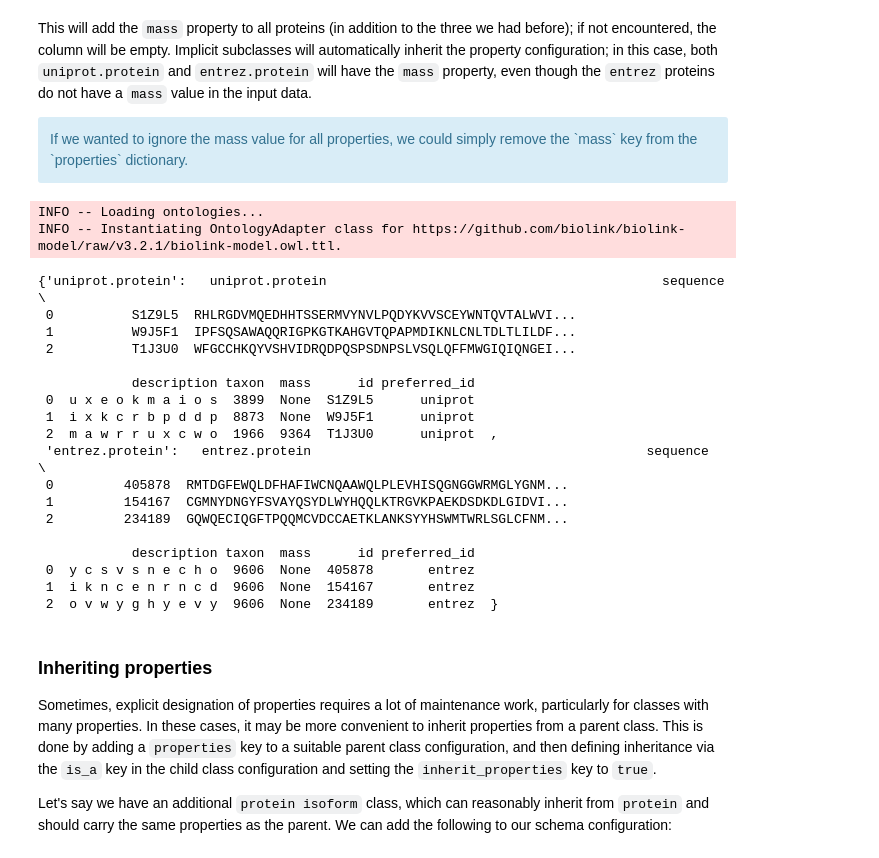
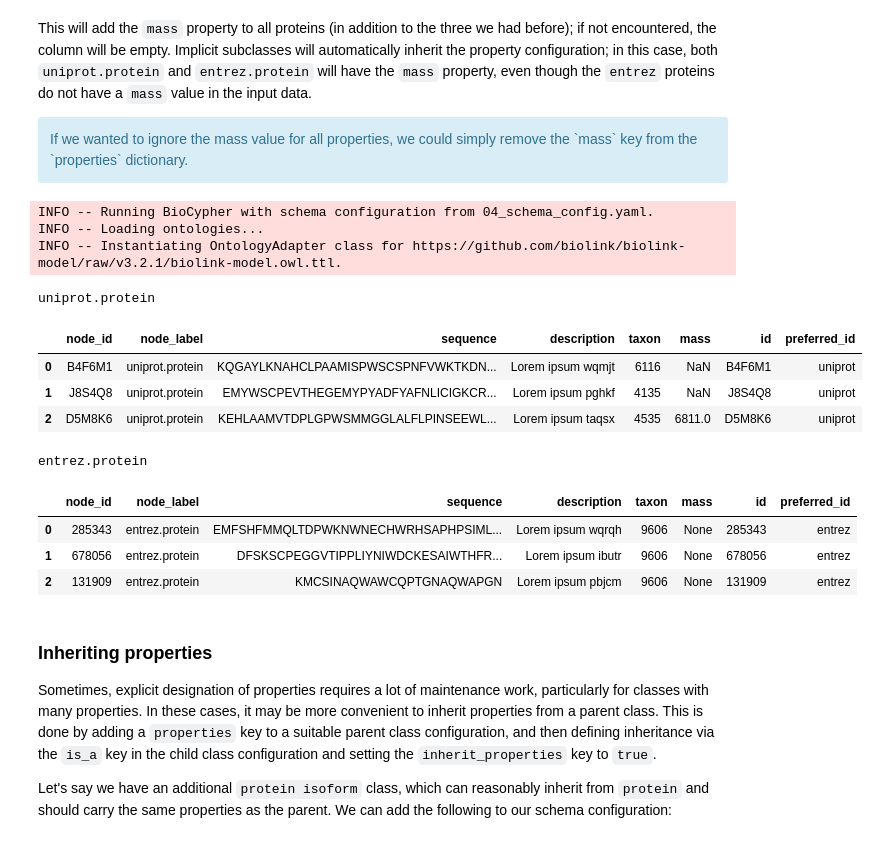
Before and after one commit to biocypher/biocypher, a Jupyter notebook: docs/notebooks/pandas_tutorial.ipynb, the cells around one changed output. Drawn from its saved outputs; the diff is of its cells as text; code cells hidden in the pictures.

```diff
--- a/docs/notebooks/pandas_tutorial.ipynb
+++ b/docs/notebooks/pandas_tutorial.ipynb
@@ -363,7 +406,7 @@ for each subclass (with names in PascalCase).
 Let's create a DataFrame with the same nodes as above, but with a different schema configuration:
 # %%
 bc = BioCypher(
-    biocypher_config_path='03_biocypher_config.yaml',
+    biocypher_config_path='03_biocypher_config_pandas.yaml',
     schema_config_path='03_schema_config.yaml',
 )
 bc.add(node_generator(proteins))
@@ -478,41 +514,34 @@ from data_generator import EntrezProtein, RandomPropertyProtein
 # %%
 # Create a list of proteins to be imported (now with properties)
 proteins = [
     p for sublist in zip(
         [RandomPropertyProtein() for _ in range(n_proteins)],
         [EntrezProtein() for _ in range(n_proteins)],
     ) for p in sublist
 ]
 # New instance, populated, and to DataFrame
 bc = BioCypher(
-    biocypher_config_path='04_biocypher_config.yaml',
+    biocypher_config_path='04_biocypher_config_pandas.yaml',
     schema_config_path='04_schema_config.yaml',
 )
 bc.add(node_generator(proteins))
 for name, df in bc.to_df().items():
     print(name)
     display(df)
 # %% [output]
+INFO -- Running BioCypher with schema configuration from 04_schema_config.yaml.
 INFO -- Loading ontologies...
 INFO -- Instantiating OntologyAdapter class for https://github.com/biolink/biolink-model/raw/v3.2.1/biolink-model.owl.ttl.
-{'uniprot.protein':   uniprot.protein                                           sequence  \
- 0          S1Z9L5  RHLRGDVMQEDHHTSSERMVYNVLPQDYKVVSCEYWNTQVTALWVI...
- 1          W9J5F1  IPFSQSAWAQQRIGPKGTKAHGVTQPAPMDIKNLCNLTDLTLILDF...
- 2          T1J3U0  WFGCCHKQYVSHVIDRQDPQSPSDNPSLVSQLQFFMWGIQIQNGEI...
-
-            description taxon  mass      id preferred_id
- 0  u x e o k m a i o s  3899  None  S1Z9L5      uniprot
- 1  i x k c r b p d d p  8873  None  W9J5F1      uniprot
- 2  m a w r r u x c w o  1966  9364  T1J3U0      uniprot  ,
- 'entrez.protein':   entrez.protein                                           sequence  \
- 0         405878  RMTDGFEWQLDFHAFIWCNQAAWQLPLEVHISQGNGGWRMGLYGNM...
- 1         154167  CGMNYDNGYFSVAYQSYDLWYHQQLKTRGVKPAEKDSDKDLGIDVI...
- 2         234189  GQWQECIQGFTPQQMCVDCCAETKLANKSYYHSWMTWRLSGLCFNM...
-
-            description taxon  mass      id preferred_id
- 0  y c s v s n e c h o  9606  None  405878       entrez
- 1  i k n c e n r n c d  9606  None  154167       entrez
- 2  o v w y g h y e v y  9606  None  234189       entrez  }
+uniprot.protein
+|  | node_id | node_label | sequence | description | taxon | mass | id | preferred_id |
+| 0 | B4F6M1 | uniprot.protein | KQGAYLKNAHCLPAAMISPWSCSPNFVWKTKDN... | Lorem ipsum wqmjt | 6116 | NaN | B4F6M1 | uniprot |
+| 1 | J8S4Q8 | uniprot.protein | EMYWSCPEVTHEGEMYPYADFYAFNLICIGKCR... | Lorem ipsum pghkf | 4135 | NaN | J8S4Q8 | uniprot |
+| 2 | D5M8K6 | uniprot.protein | KEHLAAMVTDPLGPWSMMGGLALFLPINSEEWL... | Lorem ipsum taqsx | 4535 | 6811.0 | D5M8K6 | uniprot |
+entrez.protein
+|  | node_id | node_label | sequence | description | taxon | mass | id | preferred_id |
+| 0 | 285343 | entrez.protein | EMFSHFMMQLTDPWKNWNECHWRHSAPHPSIML... | Lorem ipsum wqrqh | 9606 | None | 285343 | entrez |
+| 1 | 678056 | entrez.protein | DFSKSCPEGGVTIPPLIYNIWDCKESAIWTHFR... | Lorem ipsum ibutr | 9606 | None | 678056 | entrez |
+| 2 | 131909 | entrez.protein | KMCSINAQWAWCQPTGNAQWAPGN | Lorem ipsum pbjcm | 9606 | None | 131909 | entrez |
 # %% [markdown]
 ### Inheriting properties
 Sometimes, explicit designation of properties requires a lot of maintenance
```
Also changed, not shown: parts of 14 cells of this notebook.
